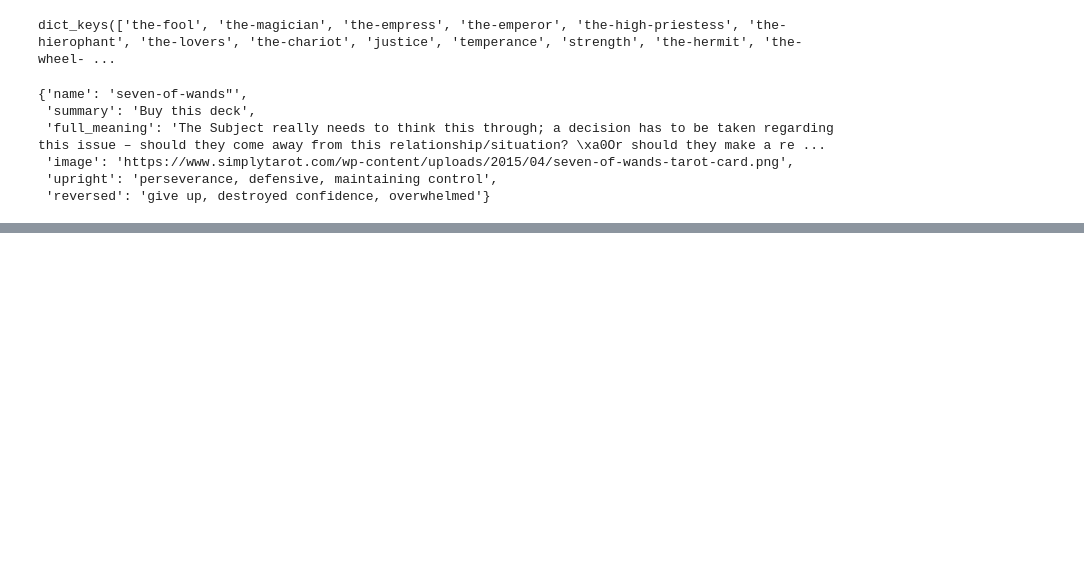
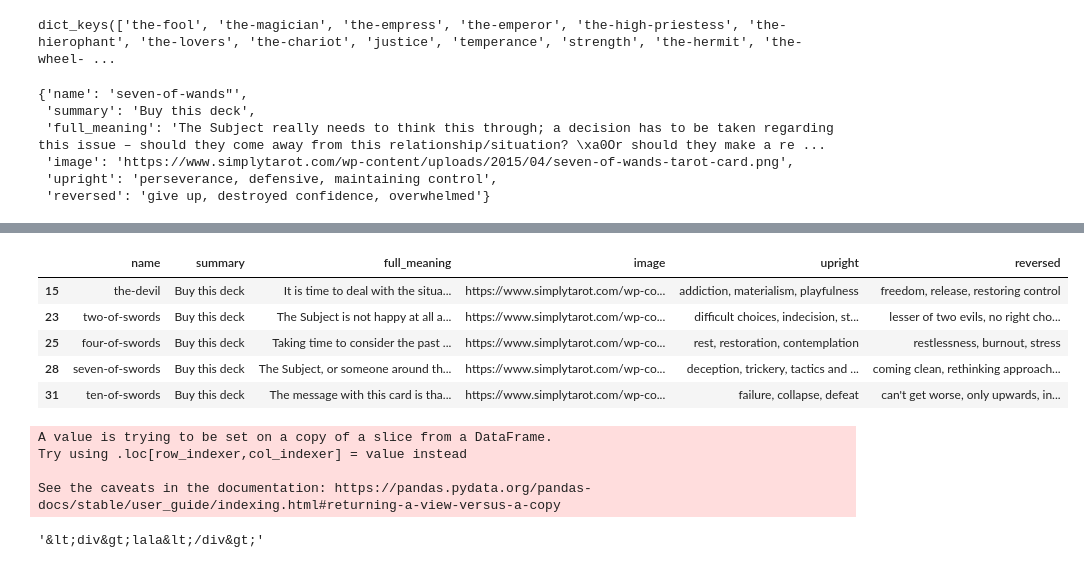
Before and after one commit to howlCode/tarot_api, a Jupyter notebook: Scrapping.ipynb, the cells around one changed output, grey strips where cells are left out. Cells and saved outputs as stored; diff of their text form; code cells hidden in the pictures; blank space fills up the shorter version.

```diff
--- a/Scrapping.ipynb
+++ b/Scrapping.ipynb
@@ -102,0 +127,33 @@ save_json(list(cards_as_map.values()), './lib/cards.json')
+# %%
+cards_with_wrong_summary = df[df.summary == 'Buy this deck']
+cards_with_wrong_summary.head()
+# %% [output]
+|  | name | summary | full_meaning | image | upright | reversed |
+| 15 | the-devil | Buy this deck | It is time to deal with the situa... | https://www.simplytarot.com/wp-co... | addiction, materialism, playfulness | freedom, release, restoring control |
+| 23 | two-of-swords | Buy this deck | The Subject is not happy at all a... | https://www.simplytarot.com/wp-co... | difficult choices, indecision, st... | lesser of two evils, no right cho... |
+| 25 | four-of-swords | Buy this deck | Taking time to consider the past ... | https://www.simplytarot.com/wp-co... | rest, restoration, contemplation | restlessness, burnout, stress |
+| 28 | seven-of-swords | Buy this deck | The Subject, or someone around th... | https://www.simplytarot.com/wp-co... | deception, trickery, tactics and ... | coming clean, rethinking approach... |
+| 31 | ten-of-swords | Buy this deck | The message with this card is tha... | https://www.simplytarot.com/wp-co... | failure, collapse, defeat | can't get worse, only upwards, in... |
+# %%
+urls_with_suits = {
+    'major': 'https://www.simplytarot.com/tarot-card-meanings/major-arcana-tarot-card-meanings/',
+    'swords': 'https://www.simplytarot.com/tarot-card-meanings/minor-arcana/swords/',
+    'cups': 'https://www.simplytarot.com/tarot-card-meanings/minor-arcana/cups/',
+    'wands': 'https://www.simplytarot.com/tarot-card-meanings/minor-arcana/wands/',
+    'pentacles': 'https://www.simplytarot.com/tarot-card-meanings/minor-arcana/pentacles/'
+}
+
+def url_for_card_name(card_name):
+    for suit in urls_with_suits.keys():
+        if suit in card_name:
+            return urls_with_suits[suit] + card_name
+        else:
+            return urls_with_suits['major'] + card_name
+
+suits = ['swords', 'wands', 'cus', 'pentacles', 'major']
+cards_with_wrong_summary['url'] = cards_with_wrong_summary['name'].apply(lambda x: url_for_card_name(x))
+# %% [output]
+A value is trying to be set on a copy of a slice from a DataFrame.
+Try using .loc[row_indexer,col_indexer] = value instead
+
+See the caveats in the documentation: https://pandas.pydata.org/pandas-docs/stable/user_guide/indexing.html#returning-a-view-versus-a-copy
@@ -102,0 +167,4 @@ save_json(list(cards_as_map.values()), './lib/cards.json')
+# %%
+cgi.escape("<div>lala</div>")
+# %% [output]
+'&lt;div&gt;lala&lt;/div&gt;'
```
Also changed, not shown: parts of 18 cells of this notebook, 1 other file.
